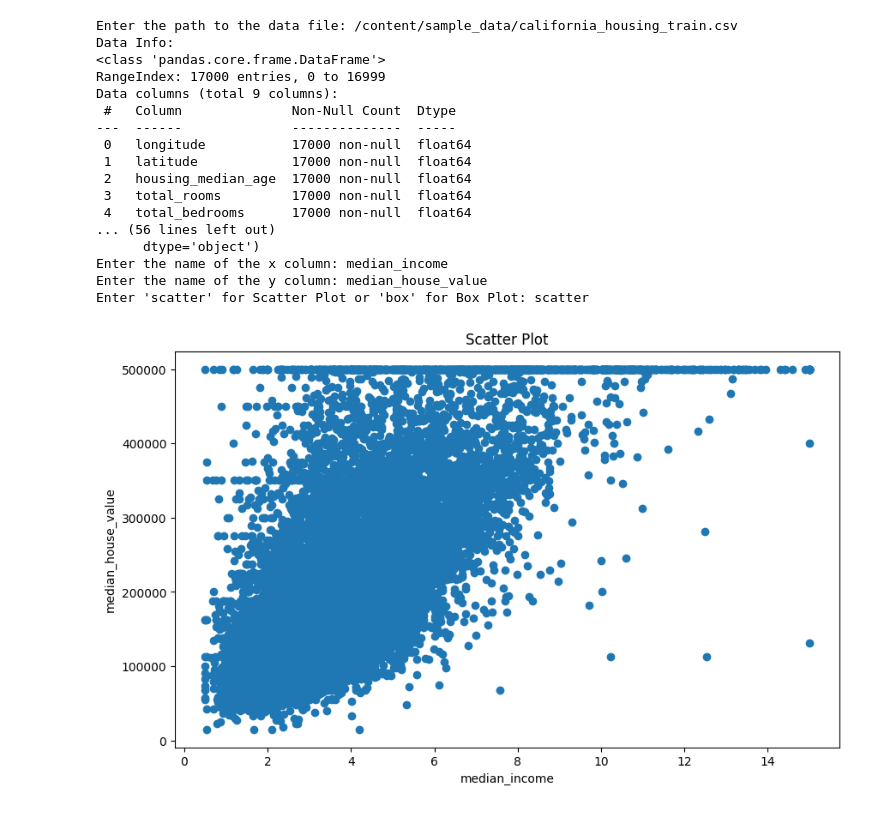
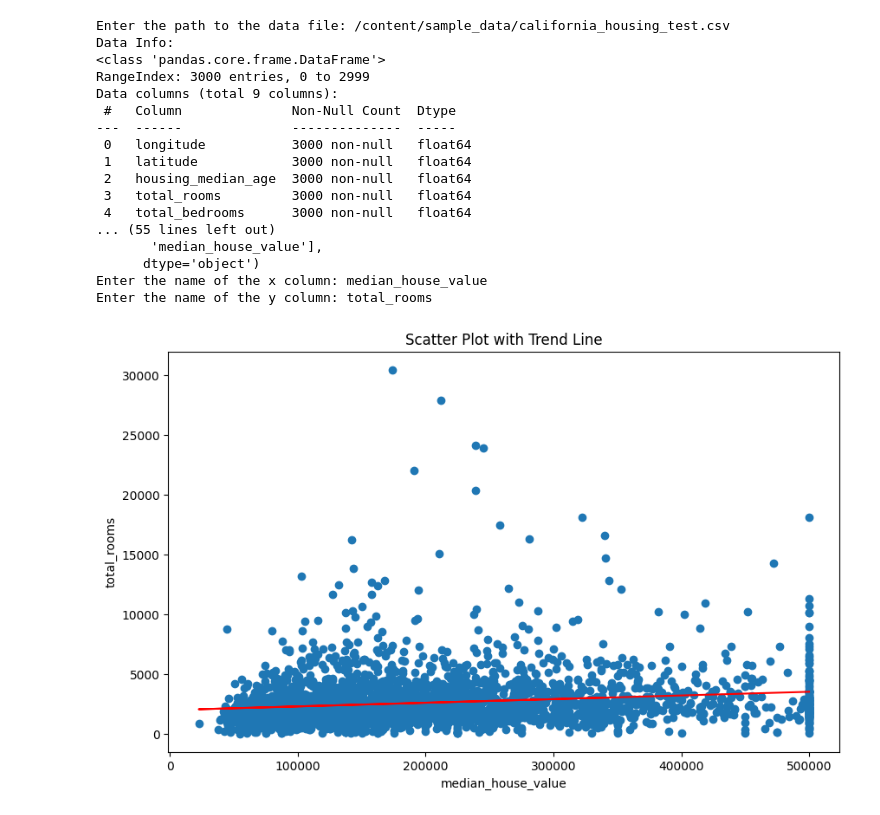
Before and after one commit to kareembadrsaber/electropi.ai_projects, a Jupyter notebook: DataPrepKit_project.ipynb, the cells around one changed output. Saved outputs shown, nothing was run; the diff lists cells and outputs as text; code cells hidden in the pictures.

```diff
--- a/DataPrepKit_project.ipynb
+++ b/DataPrepKit_project.ipynb
@@ -46,75 +46,64 @@ def encode_categorical_data(data):
     encoded_data = pd.get_dummies(data)
     return encoded_data
 
-# Visualization Function (Scatter Plot)
-def plot_scatter(data, x_column, y_column):
+# Visualization Function (Scatter Plot with Trend Line)
+def plot_scatter_with_trend(data, x_column, y_column):
     plt.figure(figsize=(10,  6))
     plt.scatter(data[x_column], data[y_column])
+    # Add trend line
+    z = np.polyfit(data[x_column], data[y_column], 1)
+    p = np.poly1d(z)
+    plt.plot(data[x_column], p(data[x_column]), color='red')
     plt.xlabel(x_column)
     plt.ylabel(y_column)
-    plt.title('Scatter Plot')
-    plt.show()
-
-# Visualization Function (Box Plot)
-def plot_box(data, x_column, y_column):
-    plt.figure(figsize=(10,  6))
-    data.boxplot(column=y_column, by=x_column)
-    plt.xlabel(x_column)
-    plt.ylabel(y_column)
-    plt.title('Box Plot')
+    plt.title('Scatter Plot with Trend Line')
     plt.show()
 
 # Example usage
 if __name__ == "__main__":
     # Ask user to input data path
     file_path = input("Enter the path to the data file: ")
 
     # Read data
     df = read_data(file_path)
 
     # Explore data
     explore_data(df)
 
     # Handle missing values
     handle_missing_values(df)
 
     # Encode categorical data
     df_encoded = encode_categorical_data(df)
 
     # Plot the data
     # Print column names in df_encoded
     print("Column names in df_encoded:", df_encoded.columns)
     # Select x and y columns for plotting
     x_column_name = input("Enter the name of the x column: ")
     y_column_name = input("Enter the name of the y column: ")
 
-    # Choose plot type
-    plot_type = input("Enter 'scatter' for Scatter Plot or 'box' for Box Plot: ")
-    if plot_type.lower() == 'scatter':
-        plot_scatter(df_encoded, x_column_name, y_column_name)
-    elif plot_type.lower() == 'box':
-        plot_box(df_encoded, x_column_name, y_column_name)
-    else:
-        print("Invalid plot type. Please enter 'scatter' or 'box'.")
+    # Plot scatter plot with trend line
+    plot_scatter_with_trend(df_encoded, x_column_name, y_column_name)
 # %% [output]
-Enter the path to the data file: /content/sample_data/california_housing_train.csv
+Enter the path to the data file: /content/sample_data/california_housing_test.csv
 Data Info:
 <class 'pandas.core.frame.DataFrame'>
-RangeIndex: 17000 entries, 0 to 16999
+RangeIndex: 3000 entries, 0 to 2999
 Data columns (total 9 columns):
  #   Column              Non-Null Count  Dtype
 ---  ------              --------------  -----
- 0   longitude           17000 non-null  float64
- 1   latitude            17000 non-null  float64
- 2   housing_median_age  17000 non-null  float64
- 3   total_rooms         17000 non-null  float64
- 4   total_bedrooms      17000 non-null  float64
-... (56 lines left out)
+ 0   longitude           3000 non-null   float64
+ 1   latitude            3000 non-null   float64
+ 2   housing_median_age  3000 non-null   float64
+ 3   total_rooms         3000 non-null   float64
+ 4   total_bedrooms      3000 non-null   float64
+... (55 lines left out)
+       'median_house_value'],
       dtype='object')
-Enter the name of the x column: median_income
-Enter the name of the y column: median_house_value
-Enter 'scatter' for Scatter Plot or 'box' for Box Plot: scatter
+Enter the name of the x column: median_house_value
+Enter the name of the y column: total_rooms
-[figure, old version]
+[figure, new version]
 # %%
 from google.colab import drive
 drive.mount('/content/drive')
```
